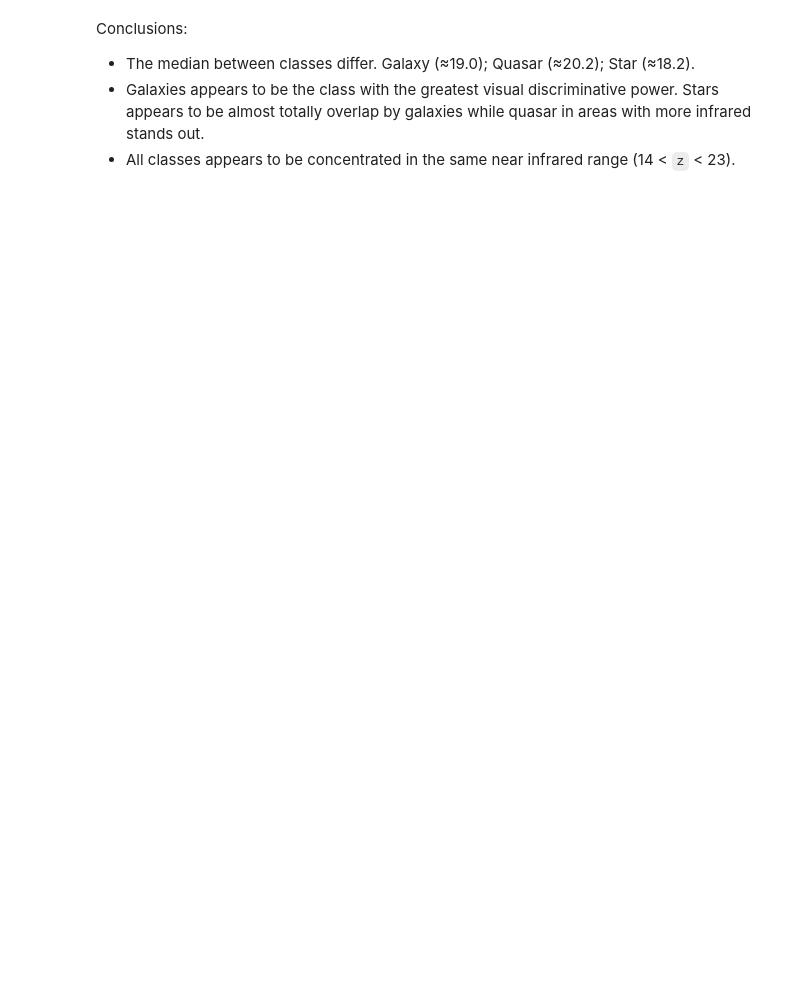
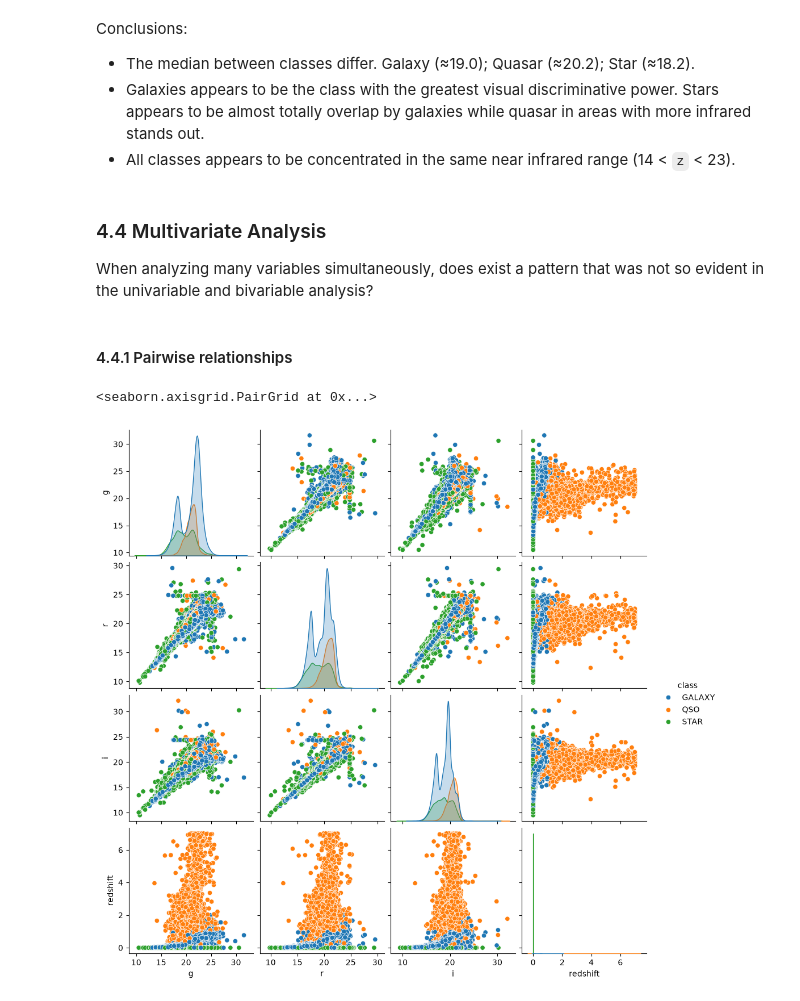
Before and after one commit to luismanfredi/exist, a Jupyter notebook: notebooks/01_eda.ipynb, the cells around one changed output. Cells and saved outputs as stored; diff of their text form; code cells hidden in the pictures; blank space fills up the shorter version.

```diff
--- a/notebooks/01_eda.ipynb
+++ b/notebooks/01_eda.ipynb
@@ -427,3 +611,14 @@ Conclusions:
 - The median between classes differ. Galaxy (≈19.0); Quasar (≈20.2); Star (≈18.2).
 - Galaxies appears to be the class with the greatest visual discriminative power. Stars appears to be almost totally overlap by galaxies while quasar in areas with more infrared stands out.
 - All classes appears to be concentrated in the same near infrared range (14 < `z` < 23).
+# %% [markdown]
+### 4.4 Multivariate Analysis
+
+When analyzing many variables simultaneously, does exist a pattern that was not so evident in the univariable and bivariable analysis?
+# %% [markdown]
+#### 4.4.1 Pairwise relationships
+# %%
+sns.pairplot(data=analysis_df[["g", "r", "i", "redshift", "class"]], hue="class")
+# %% [output]
+<seaborn.axisgrid.PairGrid at 0x...>
+[figure, added]
```
Also changed, not shown: parts of 50 cells of this notebook.
